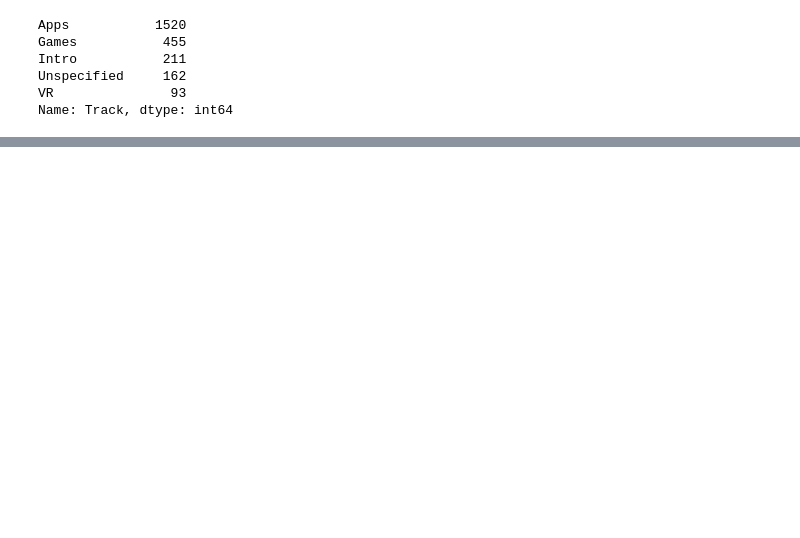
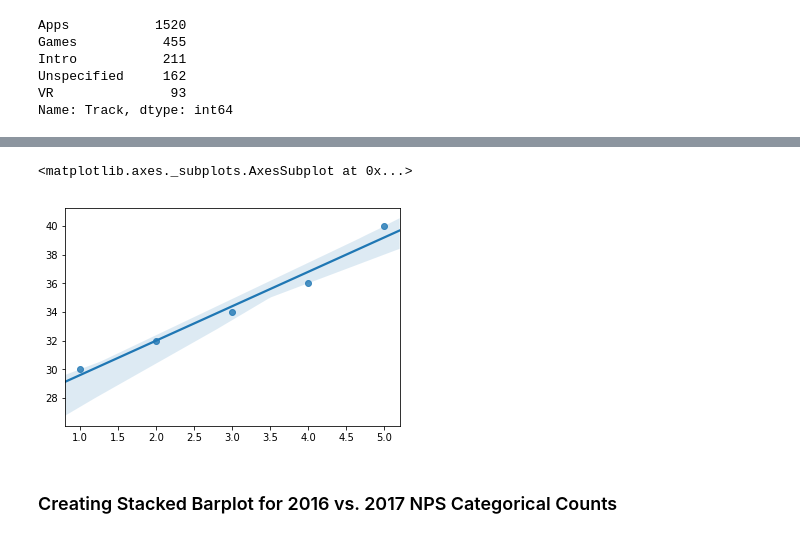
Before and after one commit to Sukhrobjon/DS-1.1, a Jupyter notebook: summer_academy_NPS/second_data_2016.ipynb, the cells around one changed output, grey strips where cells are left out. Cells and saved outputs as stored; diff of their text form; code cells hidden in the pictures; blank space fills up the shorter version.

Commit message:
[created visualization] for NPS

```diff
--- a/summer_academy_NPS/second_data_2016.ipynb
+++ b/summer_academy_NPS/second_data_2016.ipynb
@@ -568,0 +662,8 @@ Name: Track, dtype: int64
+# %%
+
+sns.regplot(x=np.array([1, 2, 3, 4, 5]), y=np.array([30, 32, 34, 36, 40]))
+# %% [output]
+<matplotlib.axes._subplots.AxesSubplot at 0x...>
+[figure, added]
+# %% [markdown]
+### Creating Stacked Barplot for 2016 vs. 2017 NPS Categorical Counts
```
Also changed, not shown: parts of 30 cells of this notebook, 3 other files.
